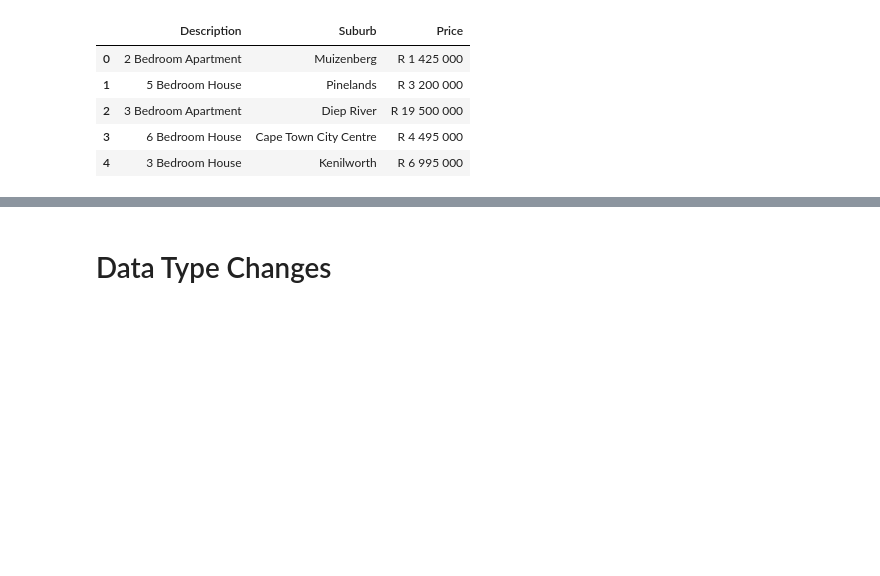
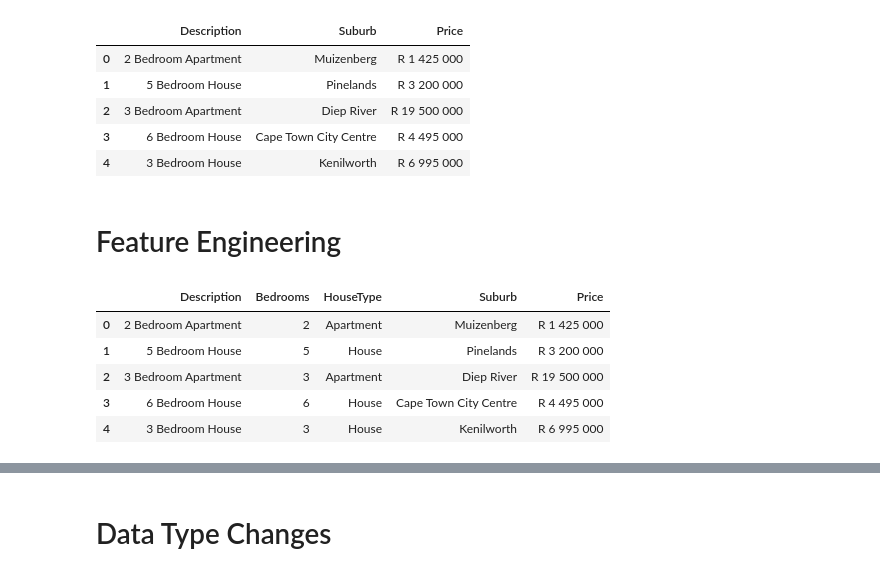
Before and after one commit to malcolmrite-dsi/CPT-House-Predictions, a Jupyter notebook: Data_Cleaning_Code.ipynb, the cells around one changed output, grey strips where cells are left out. Cells and saved outputs as stored; diff of their text form; code cells hidden in the pictures; blank space fills up the shorter version.

```diff
--- a/Data_Cleaning_Code.ipynb
+++ b/Data_Cleaning_Code.ipynb
@@ -22,3 +26,5 @@ p24_df.head()
 | 2 | 3 Bedroom Apartment | Diep River | R 19 500 000 |
 | 3 | 6 Bedroom House | Cape Town City Centre | R 4 495 000 |
 | 4 | 3 Bedroom House | Kenilworth | R 6 995 000 |
+# %% [markdown]
+# Feature Engineering
@@ -24,0 +46,10 @@ p24_df.head()
+# %%
+p24_df = featureGeneration(p24_df)
+p24_df.head()
+# %% [output]
+|  | Description | Bedrooms | HouseType | Suburb | Price |
+| 0 | 2 Bedroom Apartment | 2 | Apartment | Muizenberg | R 1 425 000 |
+| 1 | 5 Bedroom House | 5 | House | Pinelands | R 3 200 000 |
+| 2 | 3 Bedroom Apartment | 3 | Apartment | Diep River | R 19 500 000 |
+| 3 | 6 Bedroom House | 6 | House | Cape Town City Centre | R 4 495 000 |
+| 4 | 3 Bedroom House | 3 | House | Kenilworth | R 6 995 000 |
```
Also changed, not shown: parts of 17 cells of this notebook.
